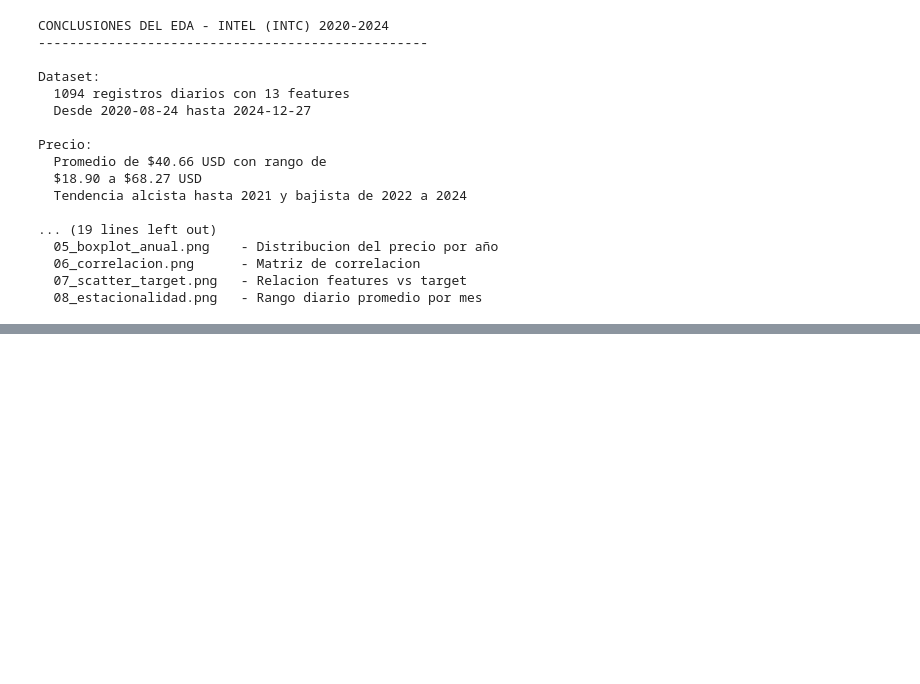
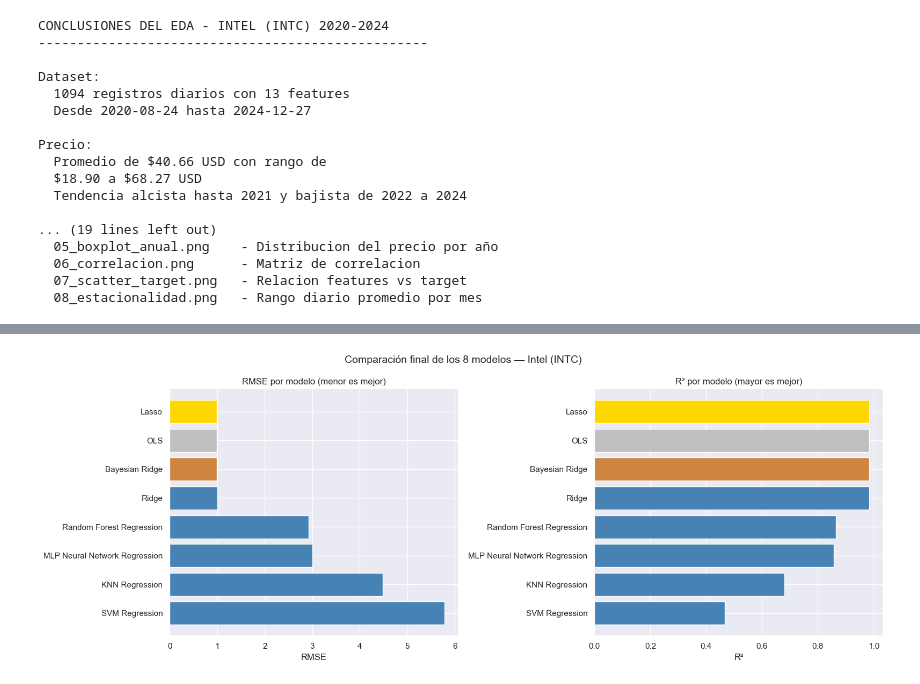
Before and after one commit to JhonERJ1/AprendizajeAutomatico-RegresionLineal, a Jupyter notebook: notebooks/intel_prediction.ipynb, the cells around one changed output, grey strips where cells are left out. Saved outputs shown, nothing was run; the diff lists cells and outputs as text; code cells hidden in the pictures; blank space fills up the shorter version.

```diff
--- a/notebooks/intel_prediction.ipynb
+++ b/notebooks/intel_prediction.ipynb
@@ -644,0 +980,20 @@ Precio:
+# %%
+# Network MLP Regression
+
+mlp = MLPRegressor(
+    hidden_layer_sizes=(128, 64, 32), # 3 capas ocultas
+    activation="relu",                # Función de activación
+    solver="adam",                    # Optimizador
+    learning_rate_init=0.001,         # Tasa de aprendizaje inicial
+    max_iter=500,                     # Máximo de iteraciones
+    early_stopping=True,              # Detiene si no mejora
+    n_iter_no_change=20,              # Espera 20 iteraciones antes de detenerse
+    validation_fraction=0.1,          # 10% de train para validación interna
+    random_state=42
+)
+mlp.fit(X_train, y_train)
+y_pred_mlp = mlp.predict(X_test)
+
+resultado_mlp = evaluar_modelo("MLP Neural Network Regression", y_test, y_pred_mlp)
+joblib.dump(mlp, "../models/mlp.pkl")
+print("Modelo MLP guardado")
@@ -644,0 +1049,28 @@ Precio:
+# %%
+# Gráfica comparativa de métricas
+
+fig, axes = plt.subplots(1, 2, figsize=(16, 6))
+
+colores = ["gold" if i == 1 else "silver" if i == 2
+           else "peru" if i == 3 else "steelblue"
+           for i in range(1, len(resultados_finales) + 1)]
+
+# RMSE por modelo
+axes[0].barh(resultados_finales["Modelo"], resultados_finales["RMSE"],
+             color=colores)
+axes[0].set_title("RMSE por modelo (menor es mejor)", fontsize=12)
+axes[0].set_xlabel("RMSE")
+axes[0].invert_yaxis()
+
+# R² por modelo
+axes[1].barh(resultados_finales["Modelo"], resultados_finales["R²"],
+             color=colores)
+axes[1].set_title("R² por modelo (mayor es mejor)", fontsize=12)
+axes[1].set_xlabel("R²")
+axes[1].invert_yaxis()
+
+plt.suptitle("Comparación final de los 8 modelos — Intel (INTC)", fontsize=14)
+plt.tight_layout()
+plt.show()
+# %% [output]
+[figure, added]
```
Also changed, not shown: parts of 19 cells of this notebook, 11 other files.
